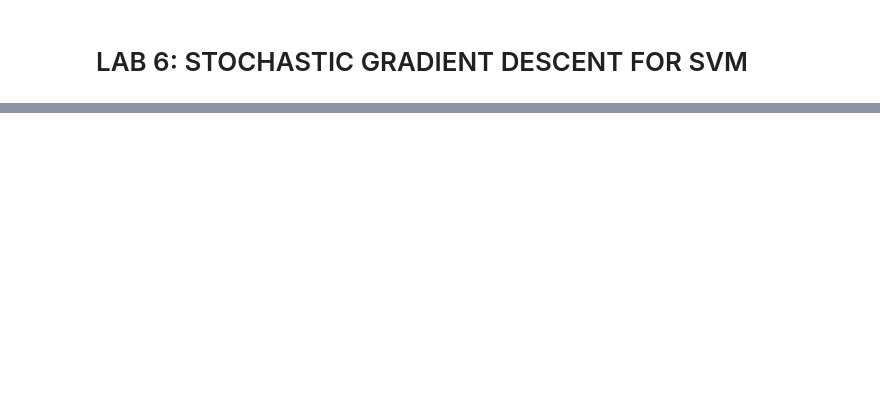
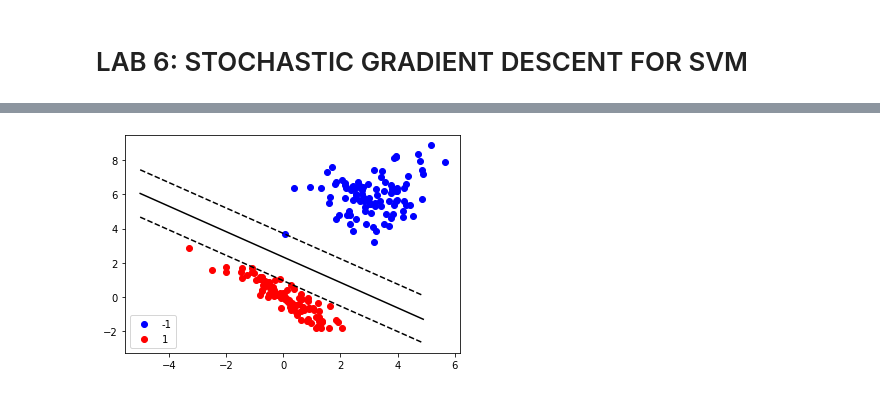
Before and after one commit to Vol0kin/OPT, a Jupyter notebook: Labs/Lab6/Lab_6.ipynb, the cells around one changed output, grey strips where cells are left out. Cells and saved outputs as stored; diff of their text form; code cells hidden in the pictures; blank space fills up the shorter version.

```diff
--- a/Labs/Lab6/Lab_6.ipynb
+++ b/Labs/Lab6/Lab_6.ipynb
@@ -101,0 +84,5 @@ plot_sample(X, y, w, b)
+# %%
+w, b = stochastic_gradient_descent(X, y, batch_size=1)
+plot_sample(X, y, w, b)
+# %% [output]
+[figure, added]
```
Also changed, not shown: parts of 6 cells of this notebook.
